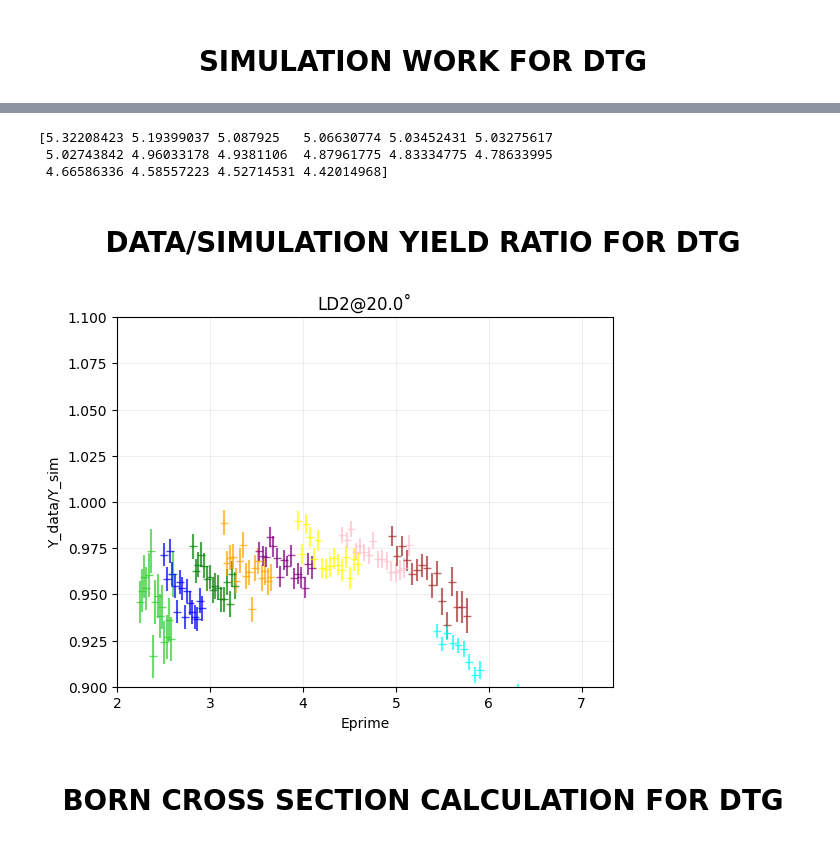
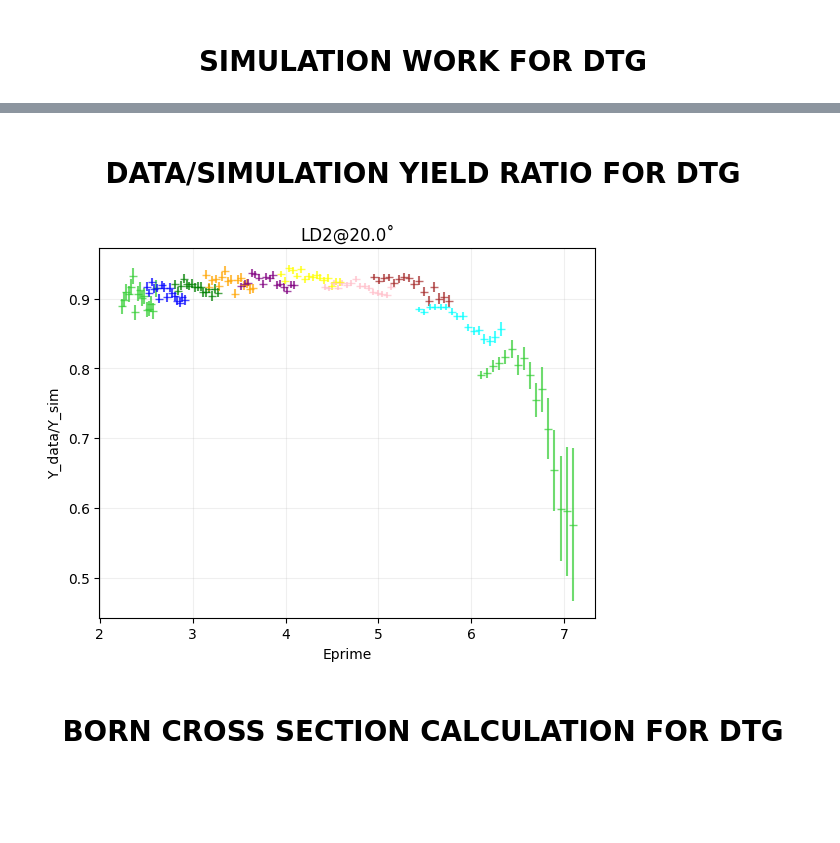
Before and after one commit to ab6361/Cross_Section, a Jupyter notebook: fixing_xsec.ipynb, the cells around one changed output, grey strips where cells are left out. Saved outputs shown, nothing was run; the diff lists cells and outputs as text; code cells hidden in the pictures; blank space fills up the shorter version.

```diff
--- a/fixing_xsec.ipynb
+++ b/fixing_xsec.ipynb
@@ -20,7 +22,7 @@ from common_functions import Sn119_dict, Ti48_dict, Ag108_dict, Th232_dict, Ni58
 # %%
 folder = 'fixing'
 
-ntg = 'C12' # What is the nuclei in numerator?
+ntg = 'He3' # What is the nuclei in numerator?
 nsimstring = ntg.lower()
 print("nsimstring", nsimstring)
 dtg = 'LD2' # What is the nuclei in denominator?
@@ -706,3 +721,10 @@ ax3.grid(alpha = 0.2)
+# %%
+c12_xsec = np.concatenate((born_cross_2p42_ntg, born_cross_2p71_ntg, born_cross_3p04_ntg, born_cross_3p4_ntg, born_cross_3p81_ntg, born_cross_4p27_ntg, born_cross_4p78_ntg, born_cross_5p36_ntg, born_cross_5p878_ntg, born_cross_6p6_ntg))
+# %%
+filepath = f"/Users/AbSir/Desktop/JLab Research/Corrections/Delta Correction/xsec_{ntg}_{dang}.txt"
+with open(filepath, "w") as file:
+    for i in range(len(c12_xsec)):
+        file.write(f"{c12_xsec[i]}\n")
 # %% [markdown]
 <h1 align="center">DATA WORK FOR DUMMY TARGET</h1>
 # %%
@@ -992,36 +1034,49 @@ Text(0.5, 1.0, 'Dummy Subtracted LD2 Data Yield')
 # %%
 # Read the Cross-section table
 V1, V2, V3, V4, V5, V6, V7, V8, V9, V10, V11, V12, V13 = ImportRadcor("/Users/AbSir/Library/CloudStorage/GoogleDrive-asharda@vols.utk.edu/My Drive/xem2/xsec_tables/xem2_emc_rc_d2cryo22_hms.out")
+
+# If using the old mc files
+# dpp_up, dpp_down = 15.0, -15.0 # Momentum acceptance upper and lower limit
+# for momentum in dmom:
+#     ep_min[momentum] = momentum * (1 + 0.01 * dpp_down)
+#     ep_max[momentum] = momentum * (1 + 0.01 * dpp_up)
+#     phi_up, phi_down, theta_up, theta_down = 110.0, -110.0, 65.0, -65.0 # mrad
+#     domega = (phi_up - phi_down) * (theta_up - theta_down) / 1e6  # diff solid angle in sr
+#     sim_charge = 1.
+#     wall_exit, wall_ent = 0.0168, 0.02024 # in cm
+#     dum_thick_exit, dum_thick_ent = 0.1816, 0.1815 # g/cm2
+#     lumin = thick * sim_charge / A * N_A / Q_E * 1e-39
 
 ytar_weight = {}
 ytarcut = {}
 jacobian_weight = {}
 for momentum in dmom:
     mom_str = str(momentum).replace('-', '').replace('.', 'p').rstrip('0')
-    # filepath = f"/Volumes/smriti/xem2/worksim/hms_mc_{dsimstring}_20degm{mom_str}.root"
+    # filepath = f"/Volumes/smriti/xem2/worksim_old/hms_mc_{dsimstring}_20degm{mom_str}.root"
     filepath = f"/Volumes/smriti/xem2/worksim/hms_{idang}deg_{mom_str}gev_{dsimstring}.root"
 
     # Open the file and tree
     file = uproot.open(filepath)
+    # tree = file["h1"]
     tree = file["h10"]
 
     # Load the branches
-    electrons = tree.arrays(["hsdelta", "hsytar", "hsyptar", "hsxptar", "stop_id"], library = 'np')
-    nentries = len(electrons["hsdelta"])
+    electrons = tree.arrays(["hsdeltai", "hsytar", "hsyptari", "hsxptari", "stop_id"], library = 'np')
+    nentries = len(electrons["hsdeltai"])
 
     # Apply the cuts
-    mc_cut = (np.abs(electrons["hsdelta"]) < 8) & \
-            (np.abs(electrons["hsyptar"]) < 0.032) & \
-            (np.abs(electrons["hsxptar"]) < 0.085) & \
+    mc_cut = (np.abs(electrons["hsdeltai"]) < 8) & \
+            (np.abs(electrons["hsyptari"]) < 0.032) & \
+            (np.abs(electrons["hsxptari"]) < 0.085) & \
             (electrons["stop_id"] == 0)
 
     #Perform the delta correction
-    electrons["hsdelta"] = (0.990337 * electrons["hsdelta"]) - 0.00236077 * (electrons["hsdelta"]**2) + 0.000286814 * (electrons["hsdelta"]**3) + 2.09878E-6 * (electrons["hsdelta"]**4) - 2.48674E-6 * (electrons["hsdelta"]**5) + 1.8646E-7 * (electrons["hsdelta"]**6)
+    electrons["hsdeltai"] = (0.990337 * electrons["hsdeltai"]) - 0.00236077 * (electrons["hsdeltai"]**2) + 0.000286814 * (electrons["hsdeltai"]**3) + 2.09878E-6 * (electrons["hsdeltai"]**4) - 2.48674E-6 * (electrons["hsdeltai"]**5) + 1.8646E-7 * (electrons["hsdeltai"]**6)
 
     # Filter 'hsdelta' with the cuts
-    hsdelta_cut = electrons["hsdelta"][mc_cut]
-    hsyptar_cut = electrons["hsyptar"][mc_cut]
-    hsxptar_cut = electrons["hsxptar"][mc_cut]
+    hsdelta_cut = electrons["hsdeltai"][mc_cut]
+    hsyptar_cut = electrons["hsyptari"][mc_cut]
+    hsxptar_cut = electrons["hsxptari"][mc_cut]
     hsytar_cut = electrons["hsytar"][mc_cut]
 
     delta_dict[momentum] = hsdelta_cut
@@ -1088,11 +1143,5 @@ Should be -8 and +8 -8.081668510409294 7.894442840383256
 Text(0.5, 1.0, 'LD2@20.0˚')
 [figure]
-# %%
-print(bin_counts_eprime_2p42_dtg)
-# %% [output]
-[5.32208423 5.19399037 5.087925   5.06630774 5.03452431 5.03275617
- 5.02743842 4.96033178 4.9381106  4.87961775 4.83334775 4.78633995
- 4.66586336 4.58557223 4.52714531 4.42014968]
 # %% [markdown]
 <h1 align="center">DATA/SIMULATION YIELD RATIO FOR DTG</h1>
 # %%
@@ -1109,35 +1158,35 @@ ratio_eprime_6p6_dtg = subtracted_bin_contents_6p6_dtg / bin_counts_eprime_6p6_d
 
 # Add errors in quadrature
 ratio_errors_2p42_dtg = ratio_eprime_2p42_dtg * np.sqrt((subtracted_bin_errors_2p42_dtg / subtracted_bin_contents_2p42_dtg)**2 + (bin_errors_eprime_2p42_dtg / bin_counts_eprime_2p42_dtg)**2)
 ratio_errors_2p71_dtg = ratio_eprime_2p71_dtg * np.sqrt((subtracted_bin_errors_2p71_dtg / subtracted_bin_contents_2p71_dtg)**2 + (bin_errors_eprime_2p71_dtg / bin_counts_eprime_2p71_dtg)**2)
 ratio_errors_3p04_dtg = ratio_eprime_3p04_dtg * np.sqrt((subtracted_bin_errors_3p04_dtg / subtracted_bin_contents_3p04_dtg)**2 + (bin_errors_eprime_3p04_dtg / bin_counts_eprime_3p04_dtg)**2)
 ratio_errors_3p4_dtg = ratio_eprime_3p4_dtg * np.sqrt((subtracted_bin_errors_3p4_dtg / subtracted_bin_contents_3p4_dtg)**2 + (bin_errors_eprime_3p4_dtg / bin_counts_eprime_3p4_dtg)**2)
 ratio_errors_3p81_dtg = ratio_eprime_3p81_dtg * np.sqrt((subtracted_bin_errors_3p81_dtg / subtracted_bin_contents_3p81_dtg)**2 + (bin_errors_eprime_3p81_dtg / bin_counts_eprime_3p81_dtg)**2)
 ratio_errors_4p27_dtg = ratio_eprime_4p27_dtg * np.sqrt((subtracted_bin_errors_4p27_dtg / subtracted_bin_contents_4p27_dtg)**2 + (bin_errors_eprime_4p27_dtg / bin_counts_eprime_4p27_dtg)**2)
 ratio_errors_4p78_dtg = ratio_eprime_4p78_dtg * np.sqrt((subtracted_bin_errors_4p78_dtg / subtracted_bin_contents_4p78_dtg)**2 + (bin_errors_eprime_4p78_dtg / bin_counts_eprime_4p78_dtg)**2)
 ratio_errors_5p36_dtg = ratio_eprime_5p36_dtg * np.sqrt((subtracted_bin_errors_5p36_dtg / subtracted_bin_contents_5p36_dtg)**2 + (bin_errors_eprime_5p36_dtg / bin_counts_eprime_5p36_dtg)**2)
 ratio_errors_5p878_dtg = ratio_eprime_5p878_dtg * np.sqrt((subtracted_bin_errors_5p878_dtg / subtracted_bin_contents_5p878_dtg)**2 + (bin_errors_eprime_5p878_dtg / bin_counts_eprime_5p878_dtg)**2)
 ratio_errors_6p6_dtg = ratio_eprime_6p6_dtg * np.sqrt((subtracted_bin_errors_6p6_dtg / subtracted_bin_contents_6p6_dtg)**2 + (bin_errors_eprime_6p6_dtg / bin_counts_eprime_6p6_dtg)**2)
 
 fig5, ax5 = plt.subplots()
 ax5.errorbar(binned_eprime_bin_centers_2p42, ratio_eprime_2p42_dtg, yerr = ratio_errors_2p42_dtg, fmt = '_', alpha = 0.7, color = 'limegreen', label = '2.42 GeV')
 ax5.errorbar(binned_eprime_bin_centers_2p71, ratio_eprime_2p71_dtg, yerr = ratio_errors_2p71_dtg, fmt = '_', alpha = 0.7, color = 'blue', label = '2.71 GeV')
 ax5.errorbar(binned_eprime_bin_centers_3p04, ratio_eprime_3p04_dtg, yerr = ratio_errors_3p04_dtg, fmt = '_', alpha = 0.7, color = 'green', label = '3.04 GeV')
 ax5.errorbar(binned_eprime_bin_centers_3p4, ratio_eprime_3p4_dtg, yerr = ratio_errors_3p4_dtg, fmt = '_', alpha = 0.7, color = 'orange', label = '3.4 GeV')
 ax5.errorbar(binned_eprime_bin_centers_3p81, ratio_eprime_3p81_dtg, yerr = ratio_errors_3p81_dtg, fmt = '_', alpha = 0.7, color = 'purple', label = '3.81 GeV')
 ax5.errorbar(binned_eprime_bin_centers_4p27, ratio_eprime_4p27_dtg, yerr = ratio_errors_4p27_dtg, fmt = '_', alpha = 0.7, color = 'yellow', label = '4.27 GeV')
 ax5.errorbar(binned_eprime_bin_centers_4p78, ratio_eprime_4p78_dtg, yerr = ratio_errors_4p78_dtg, fmt = '_', alpha = 0.7, color = 'pink', label = '4.78 GeV')
 ax5.errorbar(binned_eprime_bin_centers_5p36, ratio_eprime_5p36_dtg, yerr = ratio_errors_5p36_dtg, fmt = '_', alpha = 0.7, color = 'brown', label = '5.36 GeV')
 ax5.errorbar(binned_eprime_bin_centers_5p878, ratio_eprime_5p878_dtg, yerr = ratio_errors_5p878_dtg, fmt = '_', alpha = 0.7, color = 'cyan', label = '5.878 GeV')
 ax5.errorbar(binned_eprime_bin_centers_6p6, ratio_eprime_6p6_dtg, yerr = ratio_errors_6p6_dtg, fmt = '_', alpha = 0.7, color = 'limegreen', label = '6.6 GeV')
 ax5.set_xlabel('Eprime')
 ax5.set_ylabel('Y_data/Y_sim')
 ax5.set_title(f'{dtg}@{dang}˚')
-ax5.set_ylim(0.9, 1.1)
+# ax5.set_ylim(0.9, 1.1)
 ax5.grid(alpha = 0.2)
 # fig5.savefig(f'{folder}/ratio_eprime_{dtg}_{dang}_{start_time:.0f}.pdf')
 # %% [output]
-[figure, old version]
+[figure, new version]
 # %% [markdown]
 <h1 align="center">BORN CROSS SECTION CALCULATION FOR DTG</h1>
 # %%
```
Also changed, not shown: parts of 37 cells of this notebook, 5 other files.
